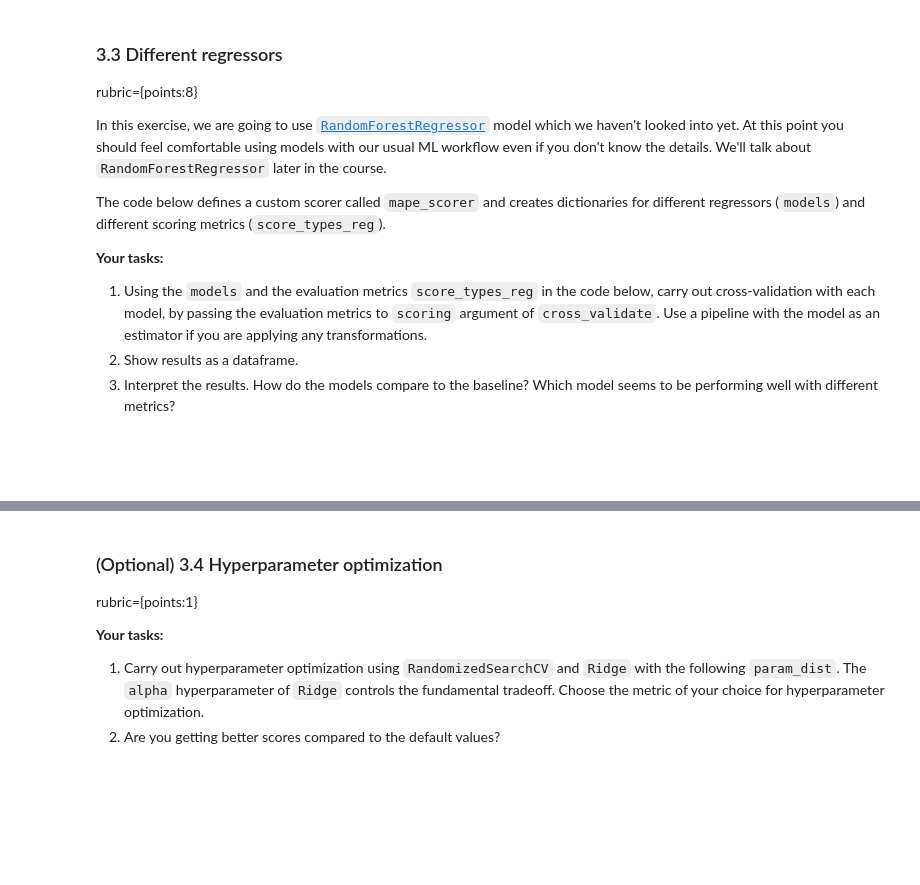
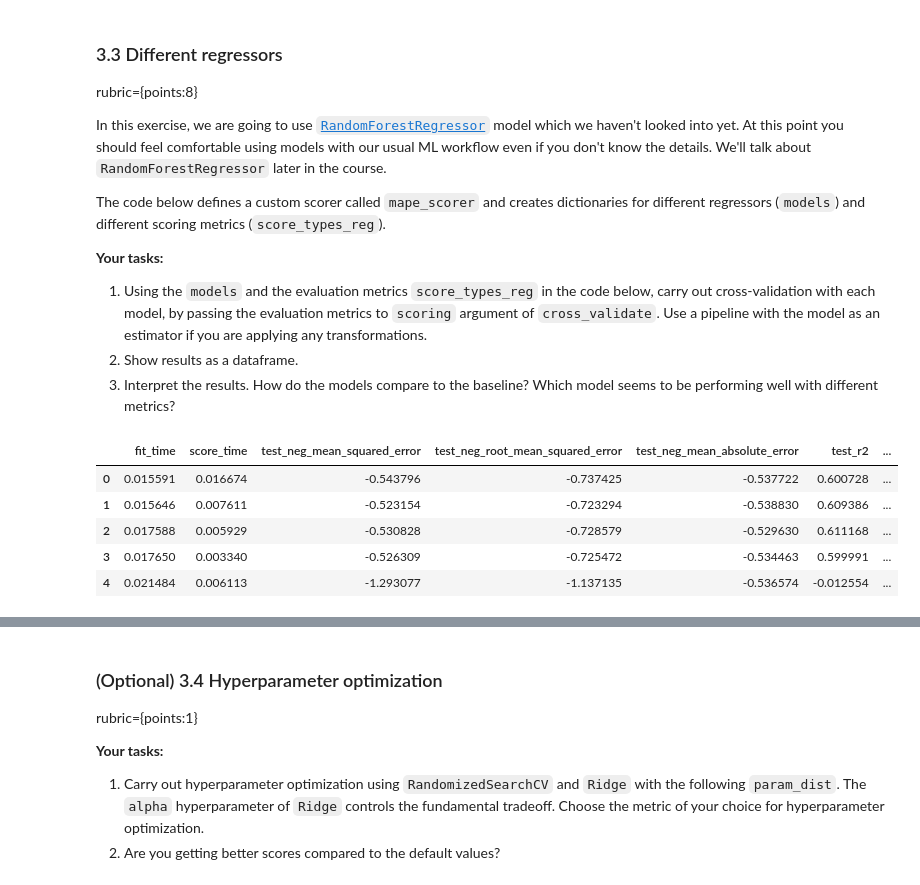
Before and after one commit to xhnatiuk/cpsc330, a Jupyter notebook: hw/hw5/hw5.ipynb, the cells around one changed output, grey strips where cells are left out. Cells and saved outputs as stored; diff of their text form; code cells hidden in the pictures; blank space fills up the shorter version.

```diff
--- a/hw/hw5/hw5.ipynb
+++ b/hw/hw5/hw5.ipynb
@@ -451,0 +409,5 @@ ValueError: Classification metrics can't handle a mix of binary and continuous t
+# %%
+log_reg = LogisticRegression()
+pipe = make_pipeline(preprocessor, log_reg)
+log_reg_cv_scores = cross_validate(pipe, X_train, y_train, scoring=scoring)
+pd.DataFrame(log_reg_cv_scores)
@@ -509,3 +576,10 @@ rubric={points:4}
+# %%
+train_df, test_df = train_test_split(housing_df, test_size=0.2, random_state=123)
+preprocessor = StandardScaler()
+X_train = train_df.drop(columns=["MedHouseVal"])
+X_test = test_df.drop(columns=["MedHouseVal"])
+y_train = train_df["MedHouseVal"]
+y_test = test_df["MedHouseVal"]
 # %% [markdown]
 ### 3.2 Baseline: DummyRegressor
 rubric={points:2}
@@ -548,5 +633,18 @@ score_types_reg = {
     "r2": "r2",
     "mape_scorer": mape_scorer,
 }
+
+out = {}
+
+for name in models:
+    pipe = make_pipeline(preprocessor, models[name])
+    out[name] = cross_validate(pipe, X_train, y_train, scoring=score_types_reg)
-# %% [markdown]
-<br><br>
+# %%
+pd.DataFrame(out['Ridge'])
+# %% [output]
+|  | fit_time | score_time | test_neg_mean_squared_error | test_neg_root_mean_squared_error | test_neg_mean_absolute_error | test_r2 | ... |
+| 0 | 0.015591 | 0.016674 | -0.543796 | -0.737425 | -0.537722 | 0.600728 | ... |
+| 1 | 0.015646 | 0.007611 | -0.523154 | -0.723294 | -0.538830 | 0.609386 | ... |
+| 2 | 0.017588 | 0.005929 | -0.530828 | -0.728579 | -0.529630 | 0.611168 | ... |
+| 3 | 0.017650 | 0.003340 | -0.526309 | -0.725472 | -0.534463 | 0.599991 | ... |
+| 4 | 0.021484 | 0.006113 | -1.293077 | -1.137135 | -0.536574 | -0.012554 | ... |
```
Also changed, not shown: parts of 38 cells of this notebook, 6 other files.
